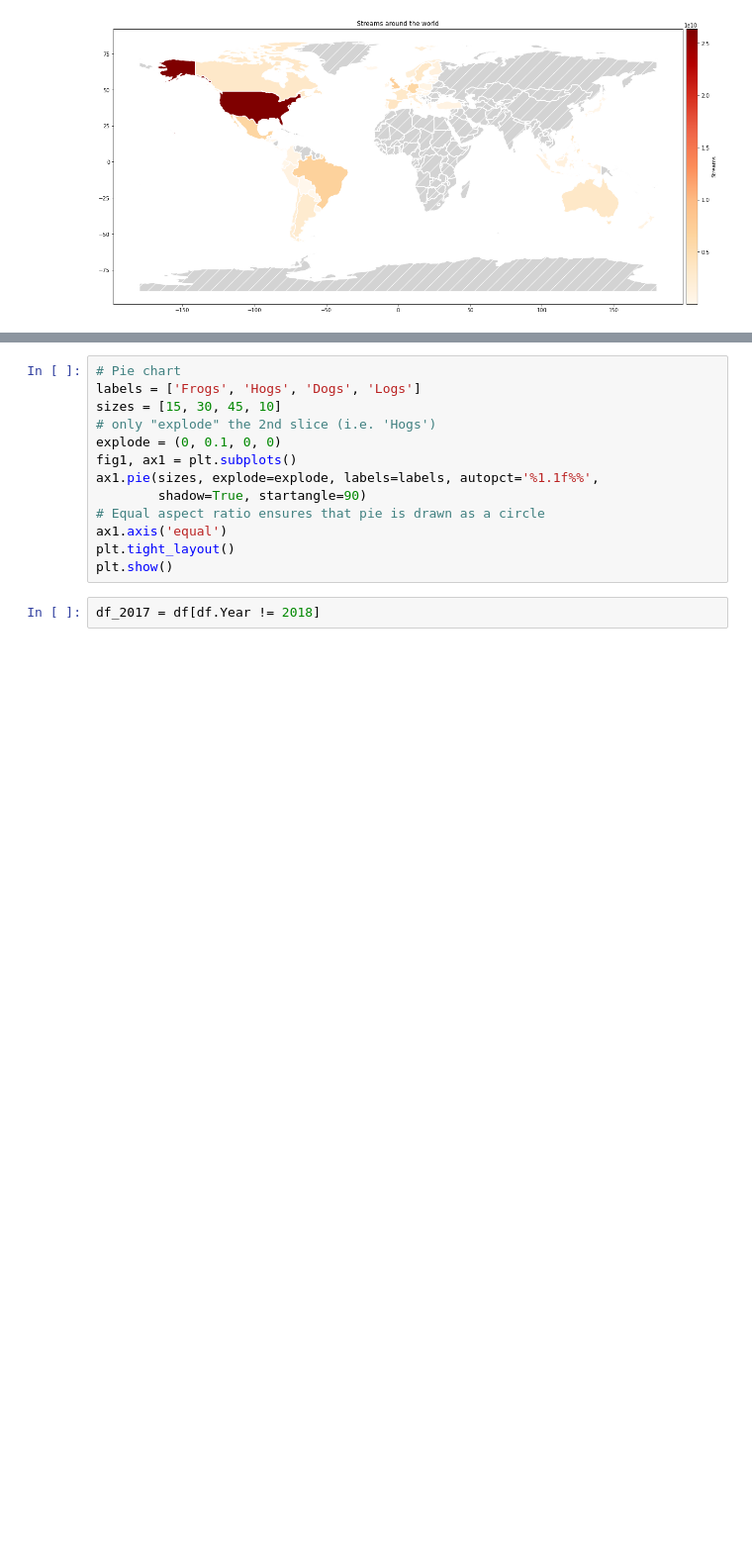
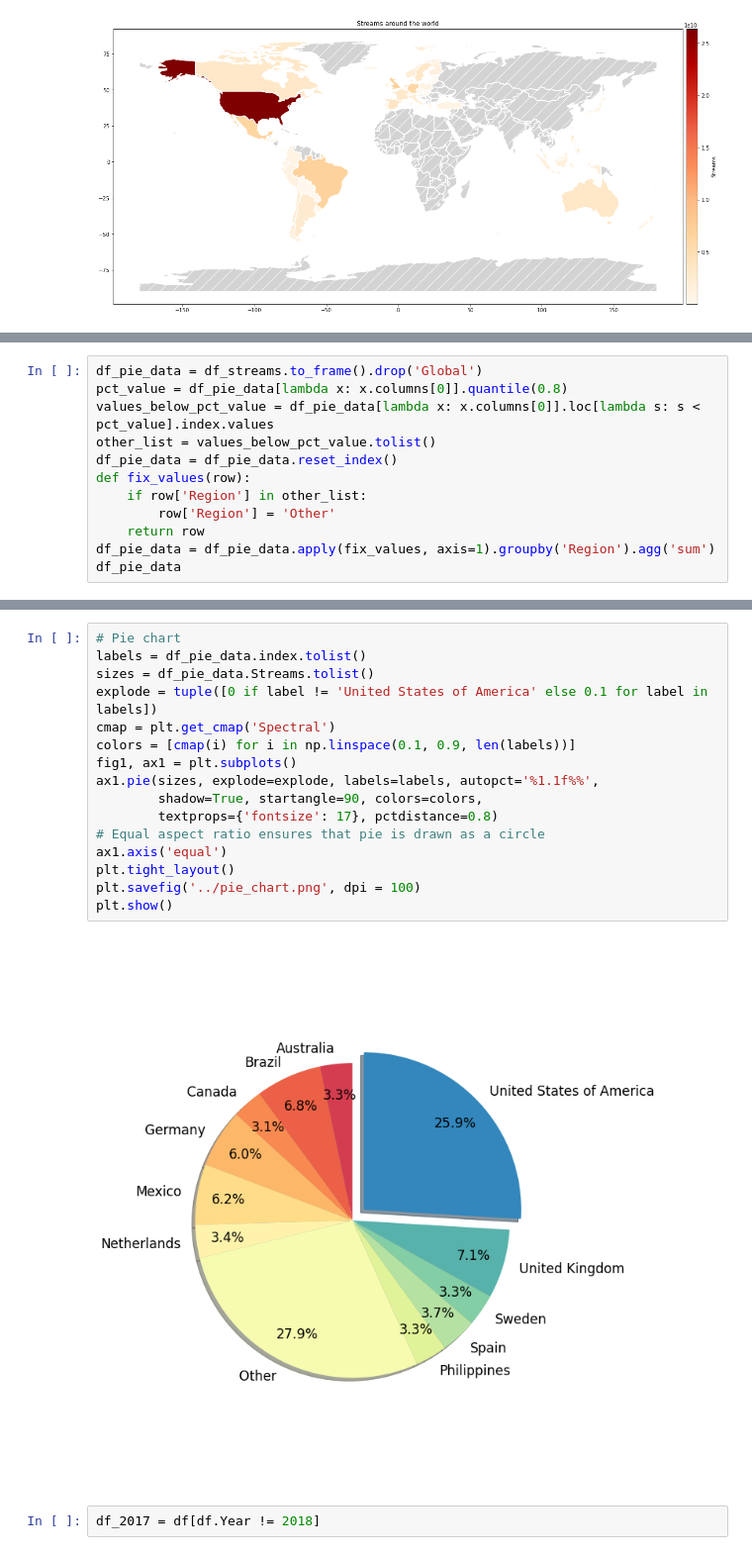
Before and after one commit to Zheng-Lu/Spotify-Worldwide-Trends-Analysis, a Jupyter notebook: Analysis.ipynb, the cells around one changed output, grey strips where cells are left out. Shown at 99% size. Drawn from its saved outputs; the diff is of its cells as text; blank space fills up the shorter version.

```diff
--- a/Analysis.ipynb
+++ b/Analysis.ipynb
@@ -212,0 +227,12 @@ Name: Streams, dtype: int64
+# %%
+df_pie_data = df_streams.to_frame().drop('Global')
+pct_value = df_pie_data[lambda x: x.columns[0]].quantile(0.8)
+values_below_pct_value = df_pie_data[lambda x: x.columns[0]].loc[lambda s: s < pct_value].index.values
+other_list = values_below_pct_value.tolist()
+df_pie_data = df_pie_data.reset_index()
+def fix_values(row):
+    if row['Region'] in other_list:
+        row['Region'] = 'Other'
+    return row
+df_pie_data = df_pie_data.apply(fix_values, axis=1).groupby('Region').agg('sum')
+df_pie_data
@@ -213,16 +254,21 @@ Name: Streams, dtype: int64
 # %%
 # Pie chart
-labels = ['Frogs', 'Hogs', 'Dogs', 'Logs']
-sizes = [15, 30, 45, 10]
-# only "explode" the 2nd slice (i.e. 'Hogs')
-explode = (0, 0.1, 0, 0)
+labels = df_pie_data.index.tolist()
+sizes = df_pie_data.Streams.tolist()
+explode = tuple([0 if label != 'United States of America' else 0.1 for label in labels])
+cmap = plt.get_cmap('Spectral')
+colors = [cmap(i) for i in np.linspace(0.1, 0.9, len(labels))]
 fig1, ax1 = plt.subplots()
 ax1.pie(sizes, explode=explode, labels=labels, autopct='%1.1f%%',
-        shadow=True, startangle=90)
+        shadow=True, startangle=90, colors=colors,
+        textprops={'fontsize': 17}, pctdistance=0.8)
 # Equal aspect ratio ensures that pie is drawn as a circle
 ax1.axis('equal')
 plt.tight_layout()
+plt.savefig('../pie_chart.png', dpi = 100)
 plt.show()
+# %% [output]
+[figure, added]
 # %%
 df_2017 = df[df.Year != 2018]
 # %%
```
Also changed, not shown: parts of 6 cells of this notebook.
